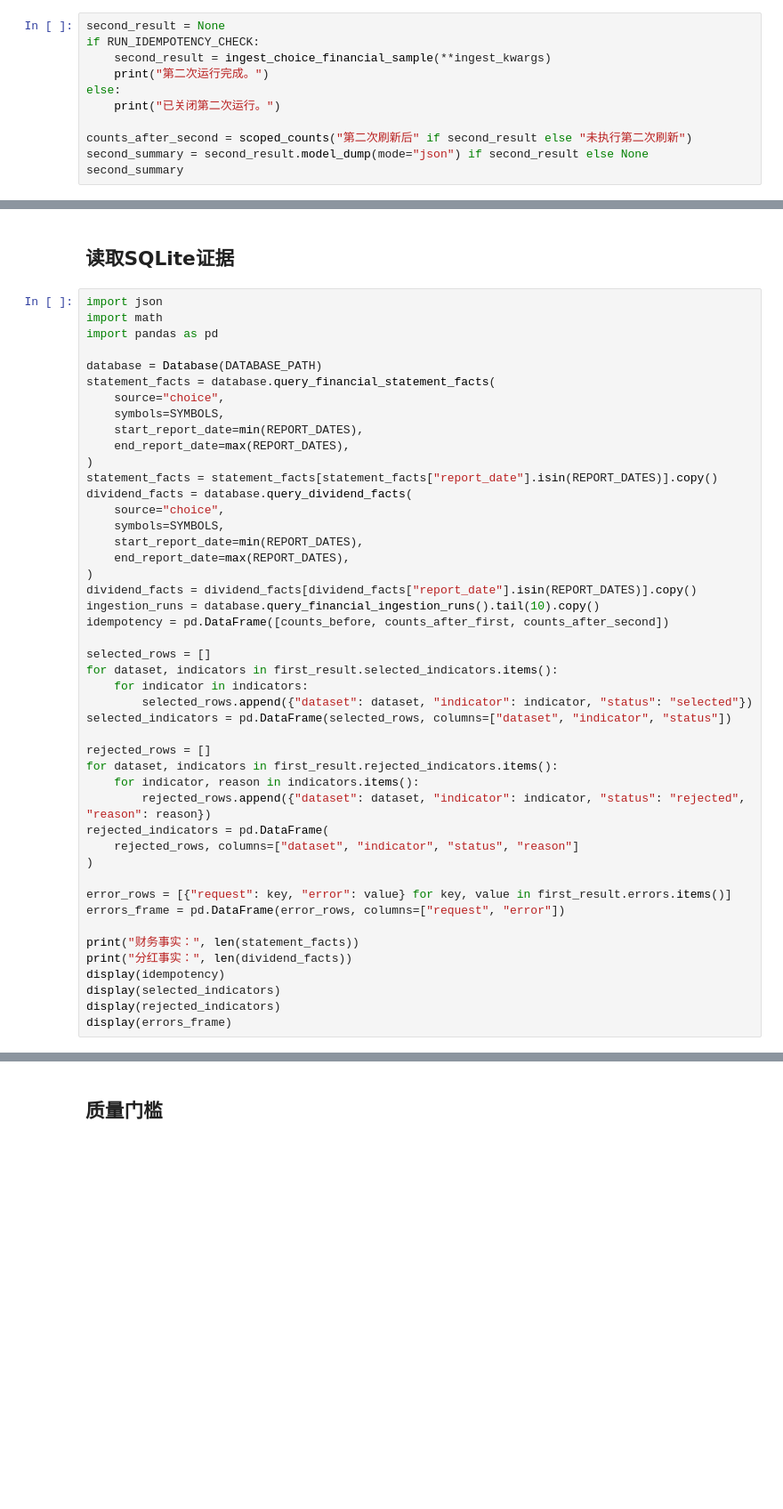
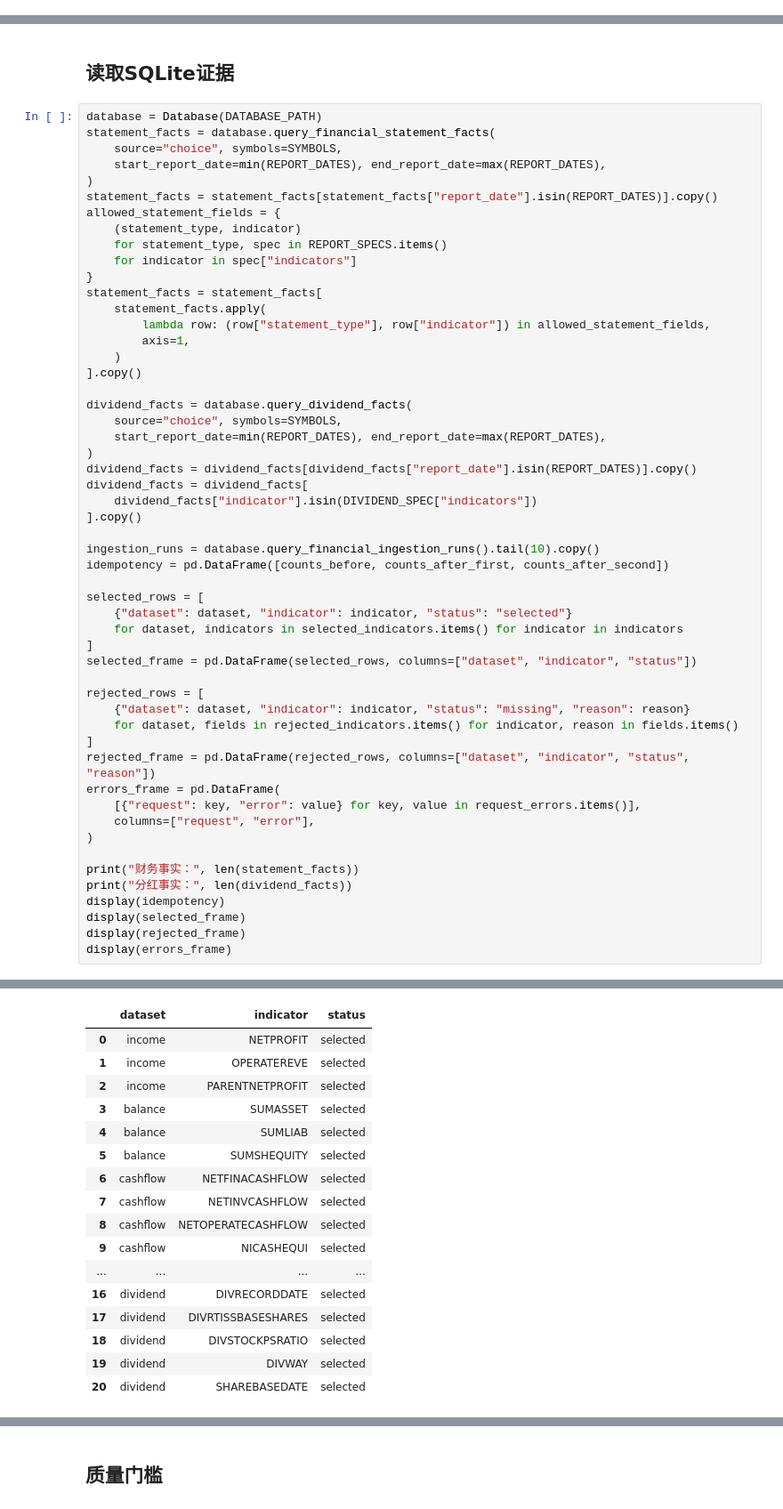
Before and after one commit to LYinyuan63/-choice-, a Jupyter notebook: notebooks/09_Choice财务报表与分红小样本验收.ipynb, the cells around one changed output, grey strips where cells are left out. Shown at 89% size. Drawn from its saved outputs; the diff is of its cells as text; blank space fills up the shorter version.

```diff
--- a/notebooks/09_Choice财务报表与分红小样本验收.ipynb
+++ b/notebooks/09_Choice财务报表与分红小样本验收.ipynb
@@ -205,11 +242,0 @@ first_summary
-# %%
-second_result = None
-if RUN_IDEMPOTENCY_CHECK:
-    second_result = ingest_choice_financial_sample(**ingest_kwargs)
-    print("第二次运行完成。")
-else:
-    print("已关闭第二次运行。")
-
-counts_after_second = scoped_counts("第二次刷新后" if second_result else "未执行第二次刷新")
-second_summary = second_result.model_dump(mode="json") if second_result else None
-second_summary
@@ -216,48 +507,56 @@ second_summary
 # %% [markdown]
 ## 读取SQLite证据
 # %%
-import json
-import math
-import pandas as pd
-
 database = Database(DATABASE_PATH)
 statement_facts = database.query_financial_statement_facts(
-    source="choice",
-    symbols=SYMBOLS,
-    start_report_date=min(REPORT_DATES),
-    end_report_date=max(REPORT_DATES),
+    source="choice", symbols=SYMBOLS,
+    start_report_date=min(REPORT_DATES), end_report_date=max(REPORT_DATES),
 )
 statement_facts = statement_facts[statement_facts["report_date"].isin(REPORT_DATES)].copy()
+allowed_statement_fields = {
+    (statement_type, indicator)
+    for statement_type, spec in REPORT_SPECS.items()
+    for indicator in spec["indicators"]
+}
+statement_facts = statement_facts[
+    statement_facts.apply(
+        lambda row: (row["statement_type"], row["indicator"]) in allowed_statement_fields,
+        axis=1,
+    )
+].copy()
+
 dividend_facts = database.query_dividend_facts(
-    source="choice",
-    symbols=SYMBOLS,
-    start_report_date=min(REPORT_DATES),
-    end_report_date=max(REPORT_DATES),
+    source="choice", symbols=SYMBOLS,
+    start_report_date=min(REPORT_DATES), end_report_date=max(REPORT_DATES),
 )
 dividend_facts = dividend_facts[dividend_facts["report_date"].isin(REPORT_DATES)].copy()
+dividend_facts = dividend_facts[
+    dividend_facts["indicator"].isin(DIVIDEND_SPEC["indicators"])
+].copy()
+
 ingestion_runs = database.query_financial_ingestion_runs().tail(10).copy()
 idempotency = pd.DataFrame([counts_before, counts_after_first, counts_after_second])
 
-selected_rows = []
-for dataset, indicators in first_result.selected_indicators.items():
-    for indicator in indicators:
-        selected_rows.append({"dataset": dataset, "indicator": indicator, "status": "selected"})
-selected_indicators = pd.DataFrame(selected_rows, columns=["dataset", "indicator", "status"])
+selected_rows = [
+    {"dataset": dataset, "indicator": indicator, "status": "selected"}
+    for dataset, indicators in selected_indicators.items() for indicator in indicators
+]
+selected_frame = pd.DataFrame(selected_rows, columns=["dataset", "indicator", "status"])
 
-rejected_rows = []
-for dataset, indicators in first_result.rejected_indicators.items():
-    for indicator, reason in indicators.items():
-        rejected_rows.append({"dataset": dataset, "indicator": indicator, "status": "rejected", "reason": reason})
-rejected_indicators = pd.DataFrame(
-    rejected_rows, columns=["dataset", "indicator", "status", "reason"]
+rejected_rows = [
+    {"dataset": dataset, "indicator": indicator, "status": "missing", "reason": reason}
+    for dataset, fields in rejected_indicators.items() for indicator, reason in fields.items()
+]
+rejected_frame = pd.DataFrame(rejected_rows, columns=["dataset", "indicator", "status", "reason"])
+errors_frame = pd.DataFrame(
+    [{"request": key, "error": value} for key, value in request_errors.items()],
+    columns=["request", "error"],
 )
-
-error_rows = [{"request": key, "error": value} for key, value in first_result.errors.items()]
-errors_frame = pd.DataFrame(error_rows, columns=["request", "error"])
 
 print("财务事实：", len(statement_facts))
 print("分红事实：", len(dividend_facts))
 display(idempotency)
-display(selected_indicators)
-display(rejected_indicators)
+display(selected_frame)
+display(rejected_frame)
 display(errors_frame)
+# %% [output]
@@ -263,0 +569,17 @@ display(errors_frame)
+|  | dataset | indicator | status |
+| 0 | income | NETPROFIT | selected |
+| 1 | income | OPERATEREVE | selected |
+| 2 | income | PARENTNETPROFIT | selected |
+| 3 | balance | SUMASSET | selected |
+| 4 | balance | SUMLIAB | selected |
+| 5 | balance | SUMSHEQUITY | selected |
+| 6 | cashflow | NETFINACASHFLOW | selected |
+| 7 | cashflow | NETINVCASHFLOW | selected |
+| 8 | cashflow | NETOPERATECASHFLOW | selected |
+| 9 | cashflow | NICASHEQUI | selected |
+| ... | ... | ... | ... |
+| 16 | dividend | DIVRECORDDATE | selected |
+| 17 | dividend | DIVRTISSBASESHARES | selected |
+| 18 | dividend | DIVSTOCKPSRATIO | selected |
+| 19 | dividend | DIVWAY | selected |
+| 20 | dividend | SHAREBASEDATE | selected |
```
Also changed, not shown: parts of 25 cells of this notebook, 28 other files.
